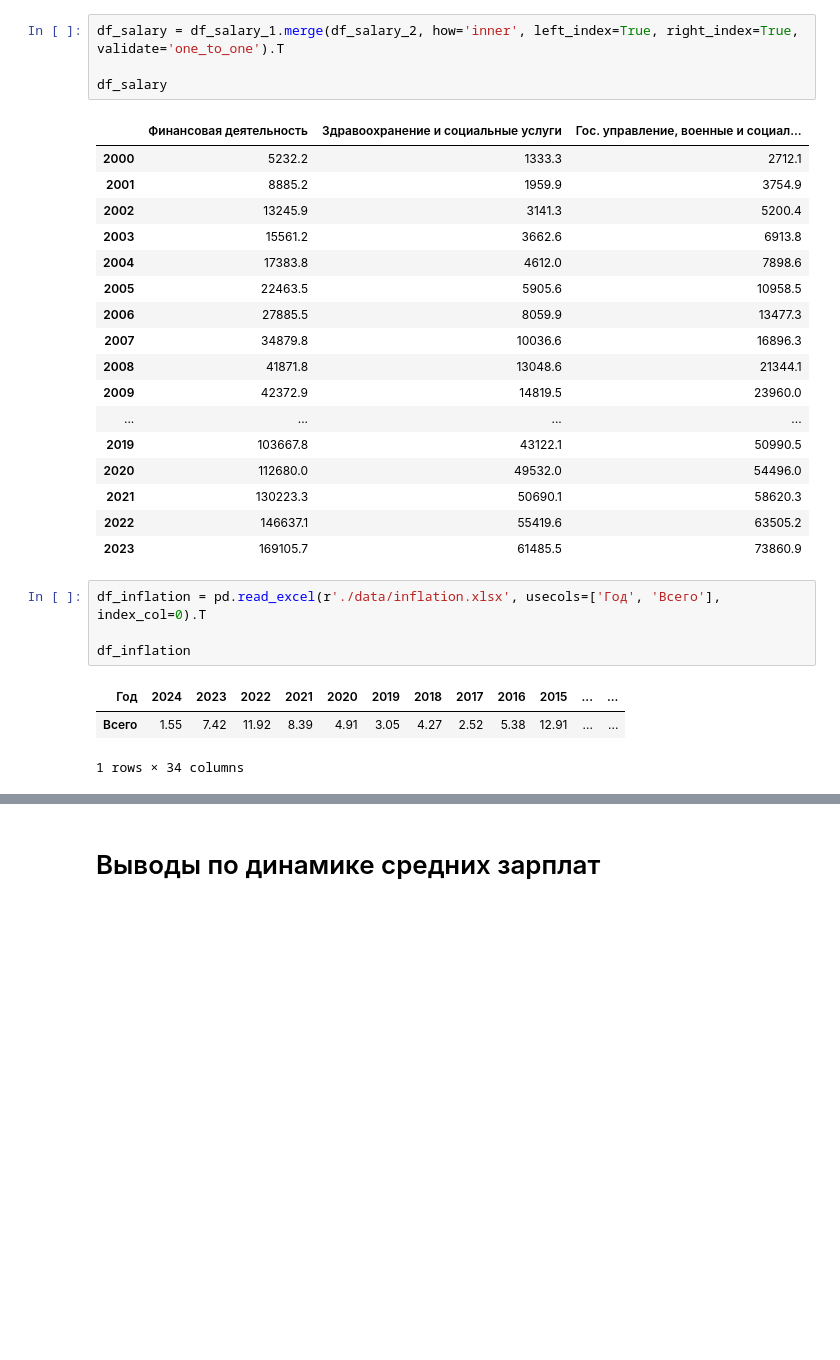
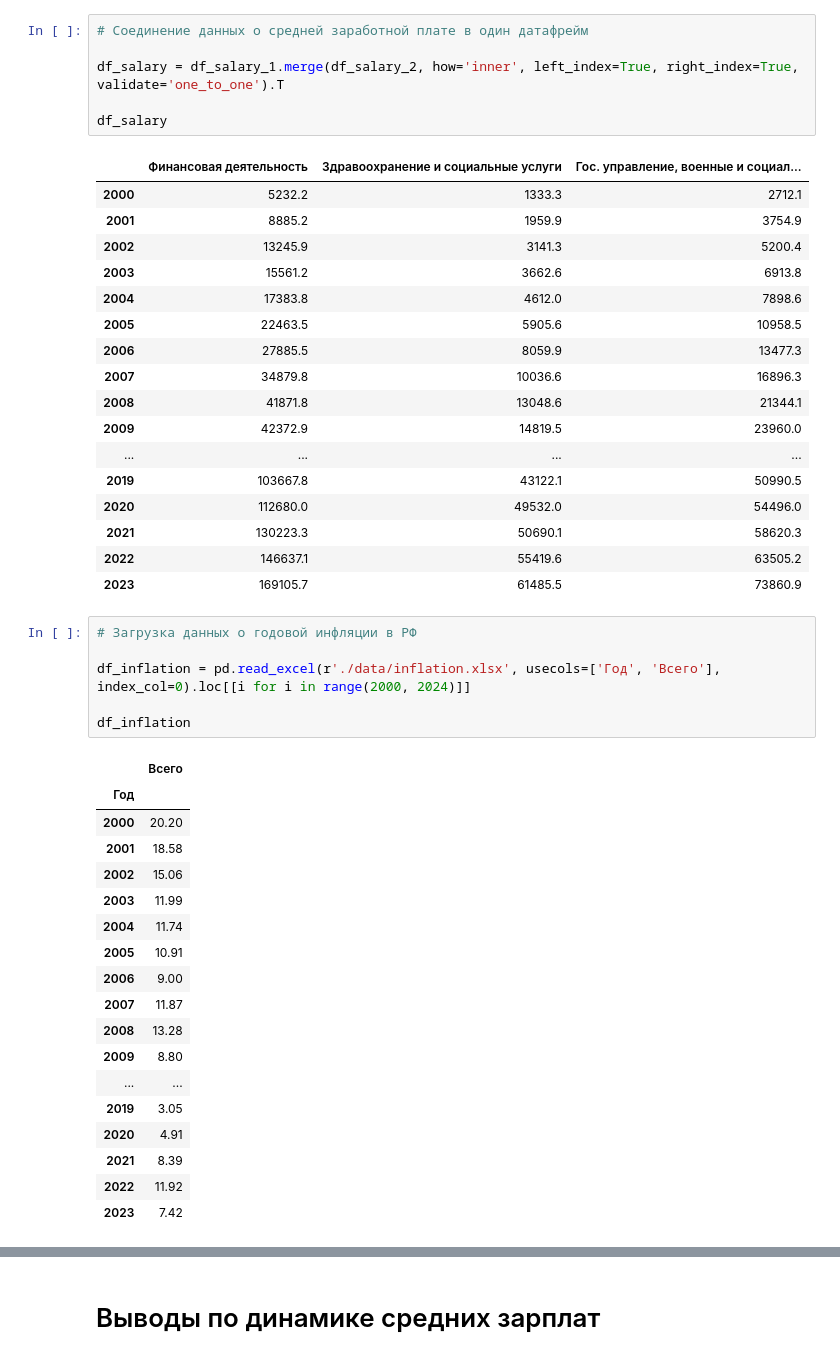
Before and after one commit to yegerless/salary_analysis, a Jupyter notebook: primary_analysis.ipynb, the cells around one changed output, grey strips where cells are left out. Cells and saved outputs as stored; diff of their text form; blank space fills up the shorter version.

```diff
--- a/primary_analysis.ipynb
+++ b/primary_analysis.ipynb
@@ -33,6 +38,8 @@ df_salary_2
 | Здравоохранение и социальные услуги | 31980.3 | 40027.0 | 43122.1 | 49532.0 | 50690.1 | 55419.6 | 61485.5 |
 | Гос. управление, военные и социал... | 43499.7 | 47803.0 | 50990.5 | 54496.0 | 58620.3 | 63505.2 | 73860.9 |
 # %%
+# Соединение данных о средней заработной плате в один датафрейм
+
 df_salary = df_salary_1.merge(df_salary_2, how='inner', left_index=True, right_index=True, validate='one_to_one').T
 
 df_salary
@@ -55,11 +62,28 @@ df_salary
 | 2022 | 146637.1 | 55419.6 | 63505.2 |
 | 2023 | 169105.7 | 61485.5 | 73860.9 |
 # %%
-df_inflation = pd.read_excel(r'./data/inflation.xlsx', usecols=['Год', 'Всего'], index_col=0).T
+# Загрузка данных о годовой инфляции в РФ
+
+df_inflation = pd.read_excel(r'./data/inflation.xlsx', usecols=['Год', 'Всего'], index_col=0).loc[[i for i in range(2000, 2024)]]
 
 df_inflation
 # %% [output]
-| Год | 2024 | 2023 | 2022 | 2021 | 2020 | 2019 | 2018 | 2017 | 2016 | 2015 | ... | ... |
-| Всего | 1.55 | 7.42 | 11.92 | 8.39 | 4.91 | 3.05 | 4.27 | 2.52 | 5.38 | 12.91 | ... | ... |
+|  | Всего |
+| Год |  |
+| 2000 | 20.20 |
+| 2001 | 18.58 |
+| 2002 | 15.06 |
+| 2003 | 11.99 |
+| 2004 | 11.74 |
+| 2005 | 10.91 |
+| 2006 | 9.00 |
+| 2007 | 11.87 |
+| 2008 | 13.28 |
+| 2009 | 8.80 |
+| ... | ... |
+| 2019 | 3.05 |
+| 2020 | 4.91 |
+| 2021 | 8.39 |
+| 2022 | 11.92 |
+| 2023 | 7.42 |
-1 rows × 34 columns
 # %%
```
Also changed, not shown: parts of 9 cells of this notebook.
